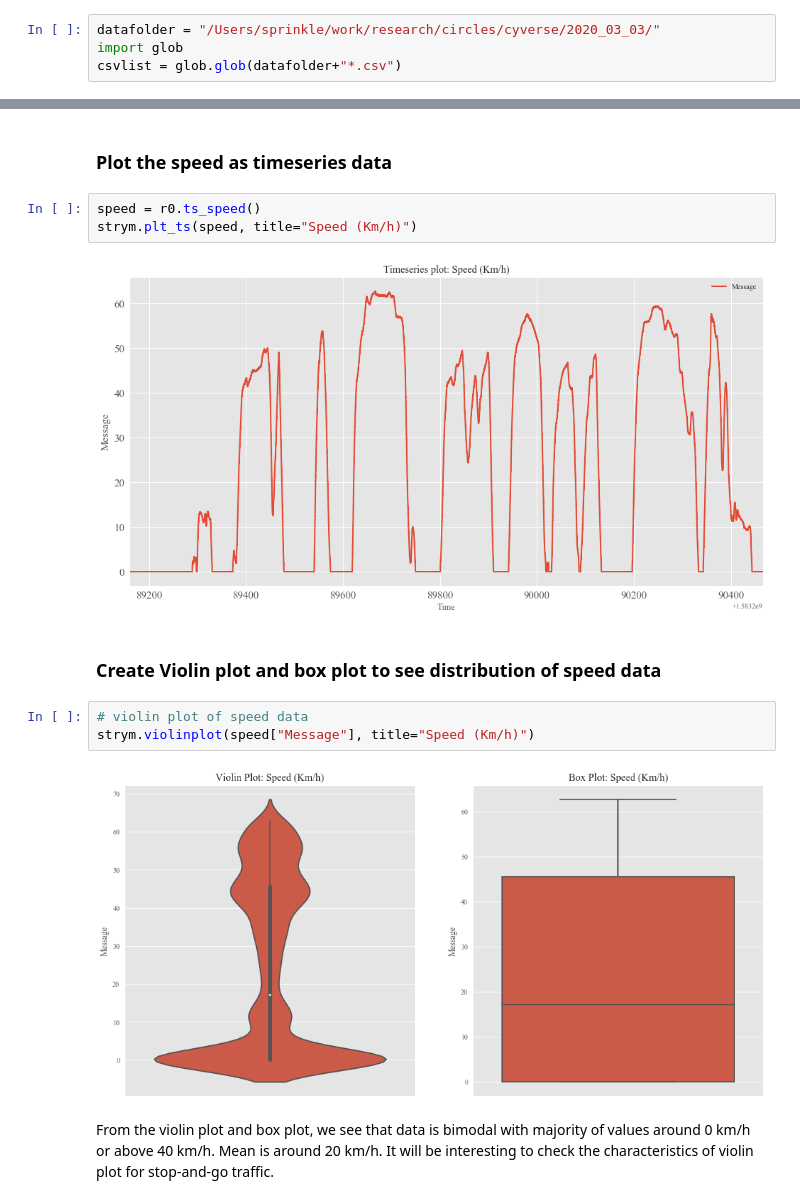
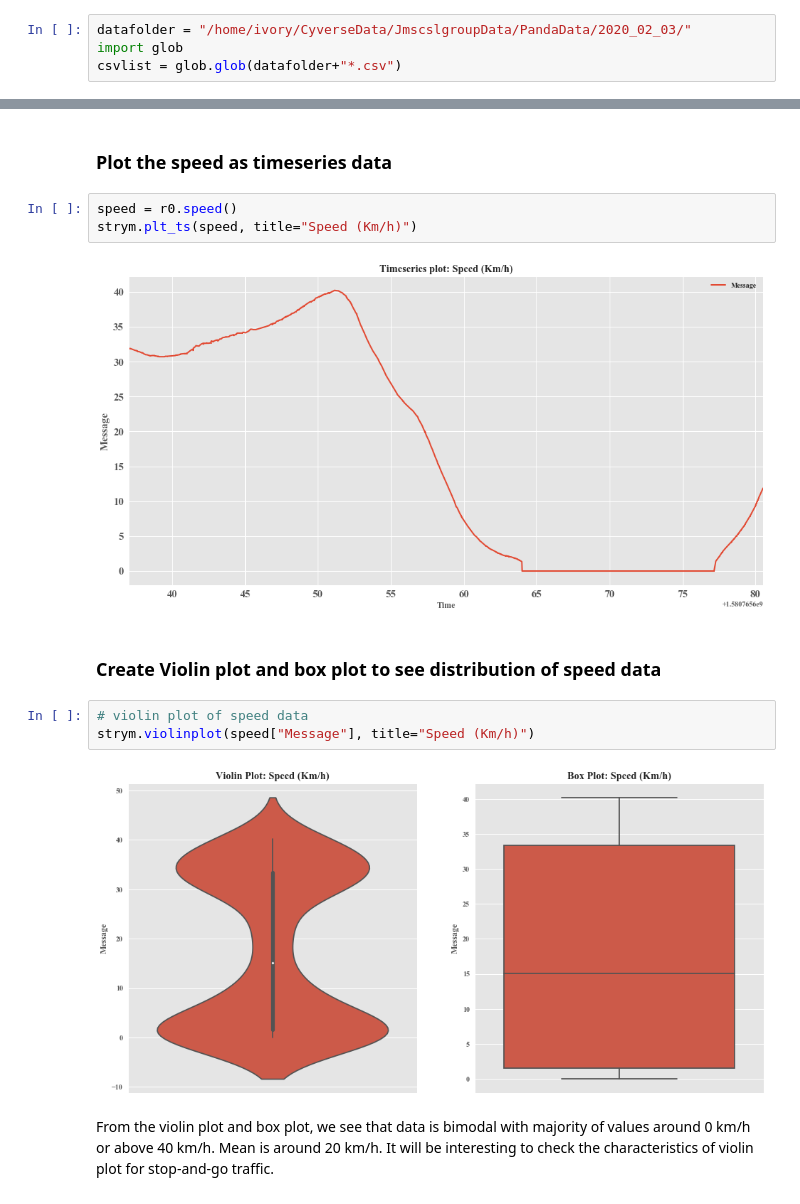
Before and after one commit to jmscslgroup/strym, a Jupyter notebook: notebook/CAN Data Analysis using strymread.ipynb, the cells around one changed output, grey strips where cells are left out. Drawn from its saved outputs; the diff is of its cells as text.

```diff
--- a/notebook/CAN Data Analysis using strymread.ipynb
+++ b/notebook/CAN Data Analysis using strymread.ipynb
@@ -34,7 +34,7 @@ import numpy as np
 # %% [markdown]
 ## Specify Data Location
 # %%
-datafolder = "/Users/sprinkle/work/research/circles/cyverse/2020_03_03/"
+datafolder = "/home/ivory/CyverseData/JmscslgroupData/PandaData/2020_02_03/"
 import glob
 csvlist = glob.glob(datafolder+"*.csv")
 # %%
@@ -60,17 +60,17 @@ As you can see this particular csv file recorded all messages.
 # %% [markdown]
 ### Plot the speed as timeseries data
 # %%
-speed = r0.ts_speed()
+speed = r0.speed()
 strym.plt_ts(speed, title="Speed (Km/h)")
 # %% [output]
-[figure, old version]
+[figure, new version]
 # %% [markdown]
 ### Create Violin plot and box plot to see distribution of speed data
 # %%
 # violin plot of speed data
 strym.violinplot(speed["Message"], title="Speed (Km/h)")
 # %% [output]
-[figure, old version]
+[figure, new version]
 # %% [markdown]
 From the violin plot and box plot, we see that data is bimodal with majority of values around 0 km/h or above 40 km/h. Mean is around 20 km/h. It will be interesting to check the characteristics of violin plot for stop-and-go traffic.
 # %% [markdown]
```
Also changed, not shown: parts of 15 cells of this notebook.
